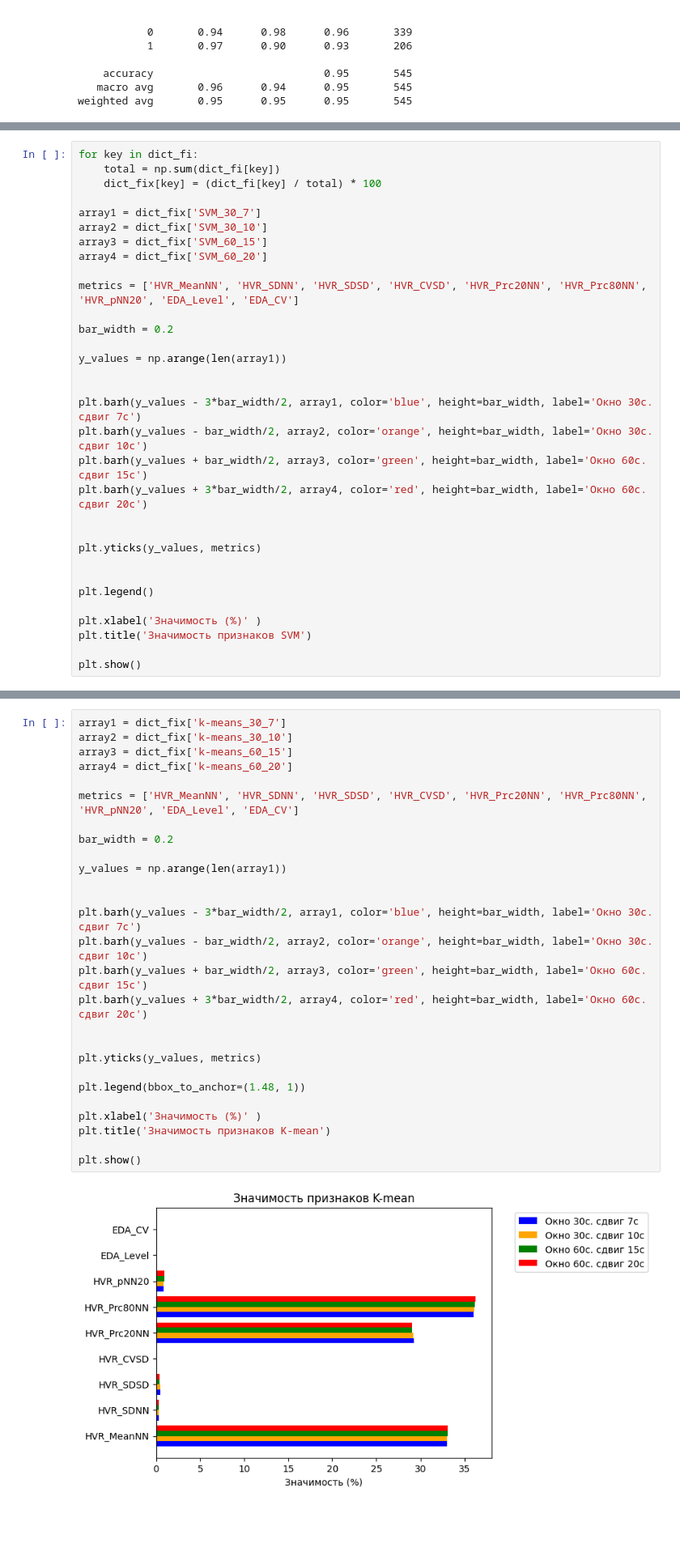
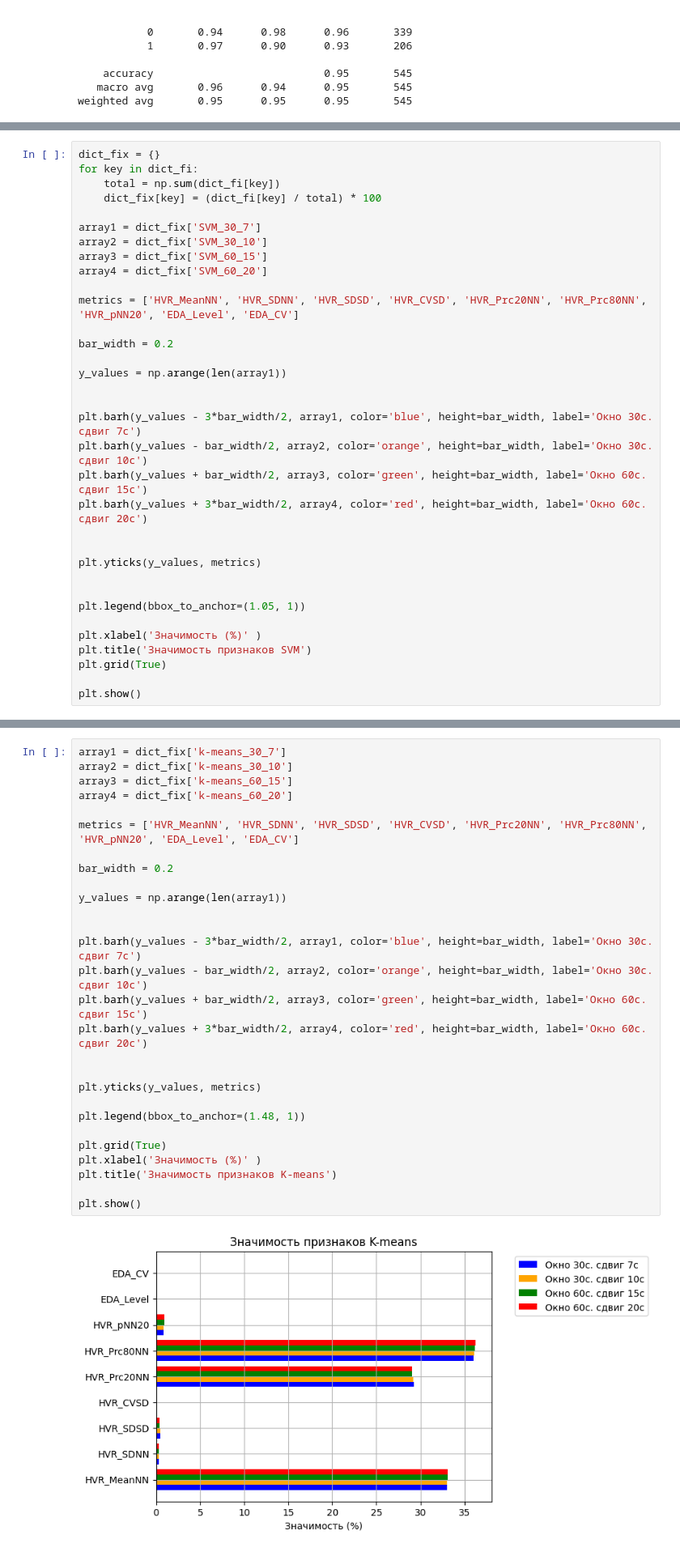
Before and after one commit to SergevninDmitry/Machine-Learning-for-Stress-Detection, a Jupyter notebook: main.ipynb, the cells around one changed output, grey strips where cells are left out. Shown at 81% size. Cells and saved outputs as stored; diff of their text form; blank space fills up the shorter version.

```diff
--- a/main.ipynb
+++ b/main.ipynb
@@ -809,6 +741,7 @@ print(dict_fi)
        3.07924300e-03]), 'gbn_30_10': array([0.09468284, 0.01599813, 0.00872201, 0.03208955, 0.25083955,
        0.01469216, 0.02010261, 0.16814366, 0.07434701])}
 # %%
+dict_fix = {}
 for key in dict_fi:
     total = np.sum(dict_fi[key])
     dict_fix[key] = (dict_fi[key] / total) * 100
@@ -834,10 +767,11 @@ plt.barh(y_values + 3*bar_width/2, array4, color='red', height=bar_width, label=
 plt.yticks(y_values, metrics)
 
 
-plt.legend()
+plt.legend(bbox_to_anchor=(1.05, 1))
 
 plt.xlabel('Значимость (%)' )
 plt.title('Значимость признаков SVM')
+plt.grid(True)
 
 plt.show()
 # %% [output]
@@ -902,32 +838,33 @@ plt.show()
 # %%
 array1 = dict_fix['k-means_30_7']
 array2 = dict_fix['k-means_30_10']
 array3 = dict_fix['k-means_60_15']
 array4 = dict_fix['k-means_60_20']
 
 metrics = ['HVR_MeanNN', 'HVR_SDNN', 'HVR_SDSD', 'HVR_CVSD', 'HVR_Prc20NN', 'HVR_Prc80NN', 'HVR_pNN20', 'EDA_Level', 'EDA_CV']
 
 bar_width = 0.2
 
 y_values = np.arange(len(array1))
 
 
 plt.barh(y_values - 3*bar_width/2, array1, color='blue', height=bar_width, label='Окно 30с. сдвиг 7с')
 plt.barh(y_values - bar_width/2, array2, color='orange', height=bar_width, label='Окно 30с. сдвиг 10с')
 plt.barh(y_values + bar_width/2, array3, color='green', height=bar_width, label='Окно 60с. сдвиг 15с')
 plt.barh(y_values + 3*bar_width/2, array4, color='red', height=bar_width, label='Окно 60с. сдвиг 20с')
 
 
 plt.yticks(y_values, metrics)
 
 plt.legend(bbox_to_anchor=(1.48, 1))
 
+plt.grid(True)
 plt.xlabel('Значимость (%)' )
-plt.title('Значимость признаков K-mean')
+plt.title('Значимость признаков K-means')
 
 plt.show()
 # %% [output]
-[figure, old version]
+[figure, new version]
 # %%
 array1 = dict_fix['gbt_30_7']
 array2 = dict_fix['gbt_30_10']
```
Also changed, not shown: parts of 14 cells of this notebook.
